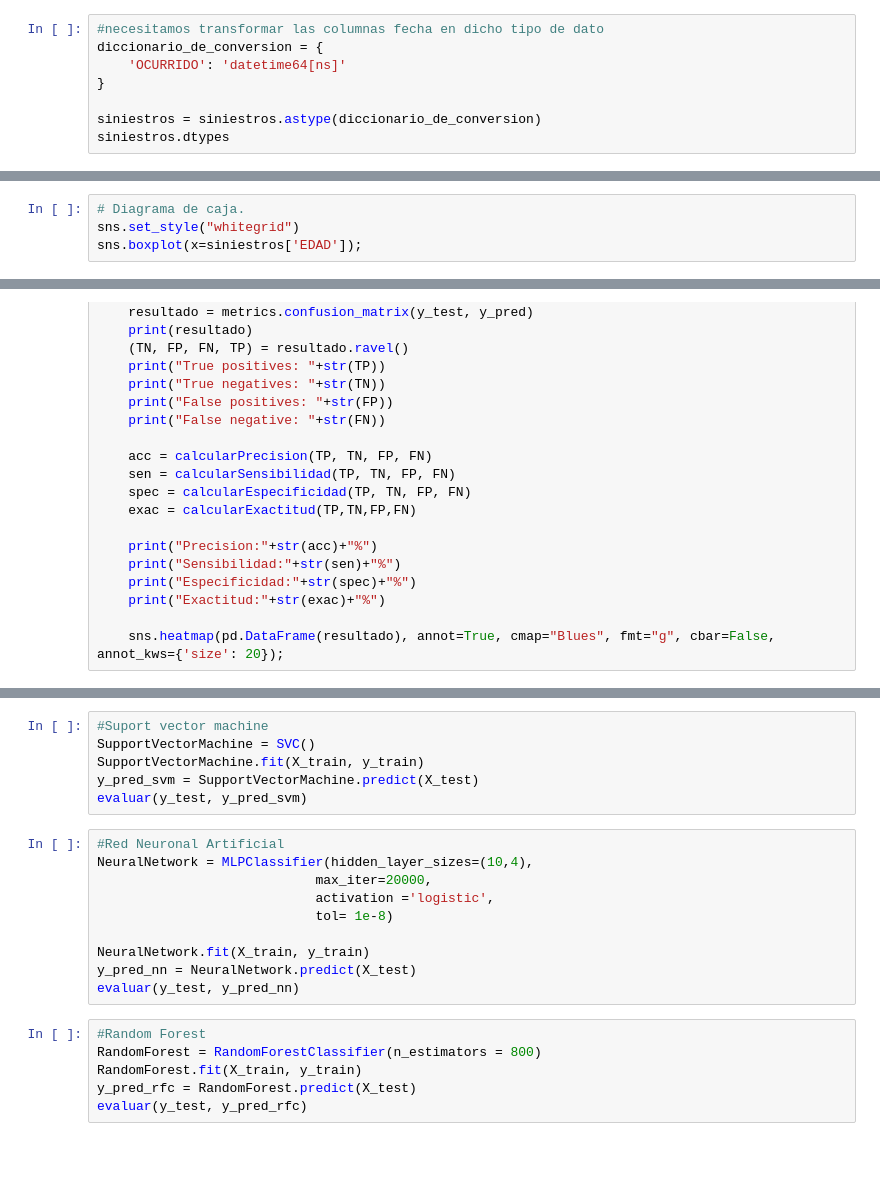
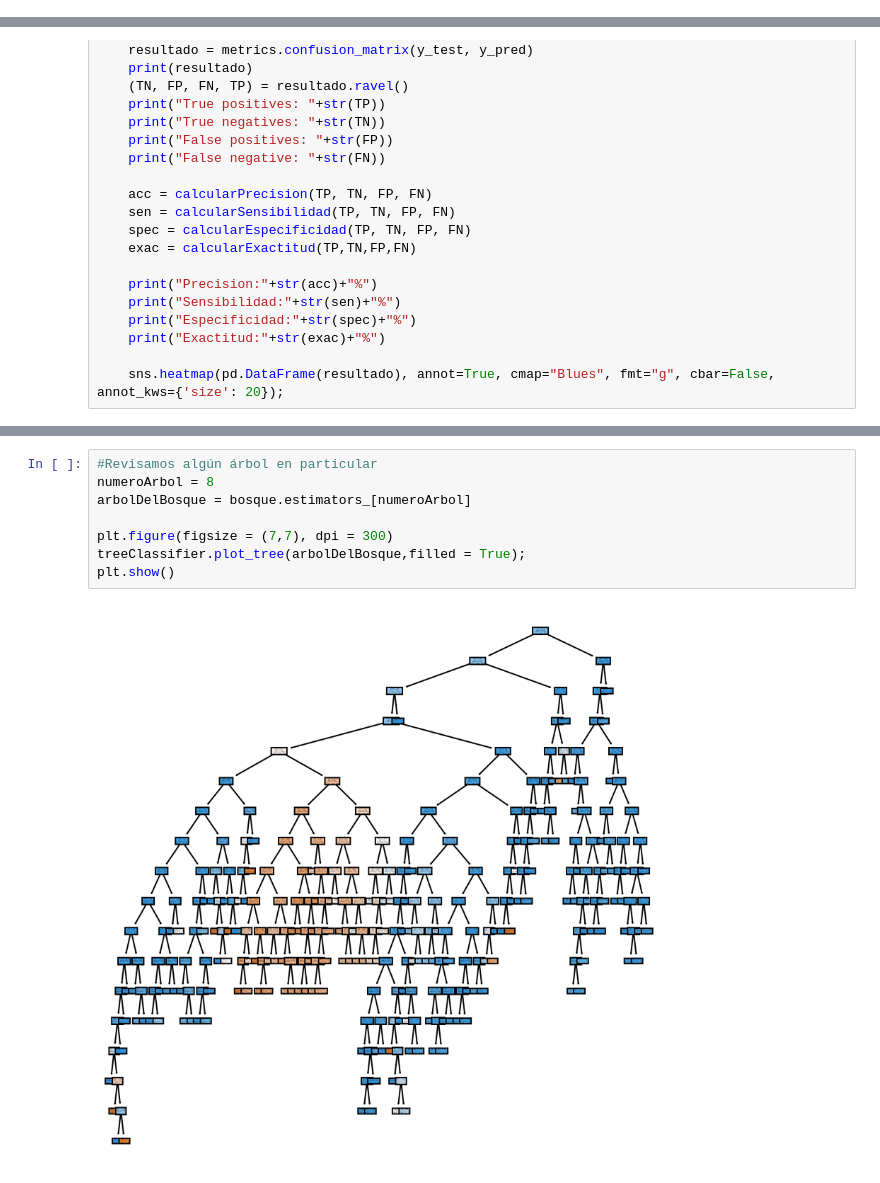
Before and after one commit to javierasmat/Proyecto-CD-BEDU, a Jupyter notebook: notebooks/arbol_decision.ipynb, the cells around one changed output, grey strips where cells are left out. Saved outputs shown, nothing was run; the diff lists cells and outputs as text; blank space fills up the shorter version.

```diff
--- a/notebooks/arbol_decision.ipynb
+++ b/notebooks/arbol_decision.ipynb
@@ -60,8 +31,0 @@ dtype: object
-# %%
-#necesitamos transformar las columnas fecha en dicho tipo de dato
-diccionario_de_conversion = {
-    'OCURRIDO': 'datetime64[ns]'
-}
-
-siniestros = siniestros.astype(diccionario_de_conversion)
-siniestros.dtypes
@@ -228,4 +31,0 @@ Name: EDAD, dtype: float64
-# %%
-# Diagrama de caja.
-sns.set_style("whitegrid")
-sns.boxplot(x=siniestros['EDAD']);
@@ -473,22 +111,10 @@ evaluar(y_test, y_pred_nb)
-# %%
-#Suport vector machine
-SupportVectorMachine = SVC()
-SupportVectorMachine.fit(X_train, y_train)
-y_pred_svm = SupportVectorMachine.predict(X_test)
-evaluar(y_test, y_pred_svm)
-# %%
-#Red Neuronal Artificial
-NeuralNetwork = MLPClassifier(hidden_layer_sizes=(10,4),
-                            max_iter=20000,
-                            activation ='logistic',
-                            tol= 1e-8)
-
-NeuralNetwork.fit(X_train, y_train)
-y_pred_nn = NeuralNetwork.predict(X_test)
-evaluar(y_test, y_pred_nn)
-# %%
-#Random Forest
-RandomForest = RandomForestClassifier(n_estimators = 800)
-RandomForest.fit(X_train, y_train)
-y_pred_rfc = RandomForest.predict(X_test)
-evaluar(y_test, y_pred_rfc)
+# %%
+#Revisamos algún árbol en particular
+numeroArbol = 8
+arbolDelBosque = bosque.estimators_[numeroArbol]
+
+plt.figure(figsize = (7,7), dpi = 300)
+treeClassifier.plot_tree(arbolDelBosque,filled = True);
+plt.show()
+# %% [output]
+[figure, added]
```
Also changed, not shown: parts of 39 cells of this notebook, 10 other files.
